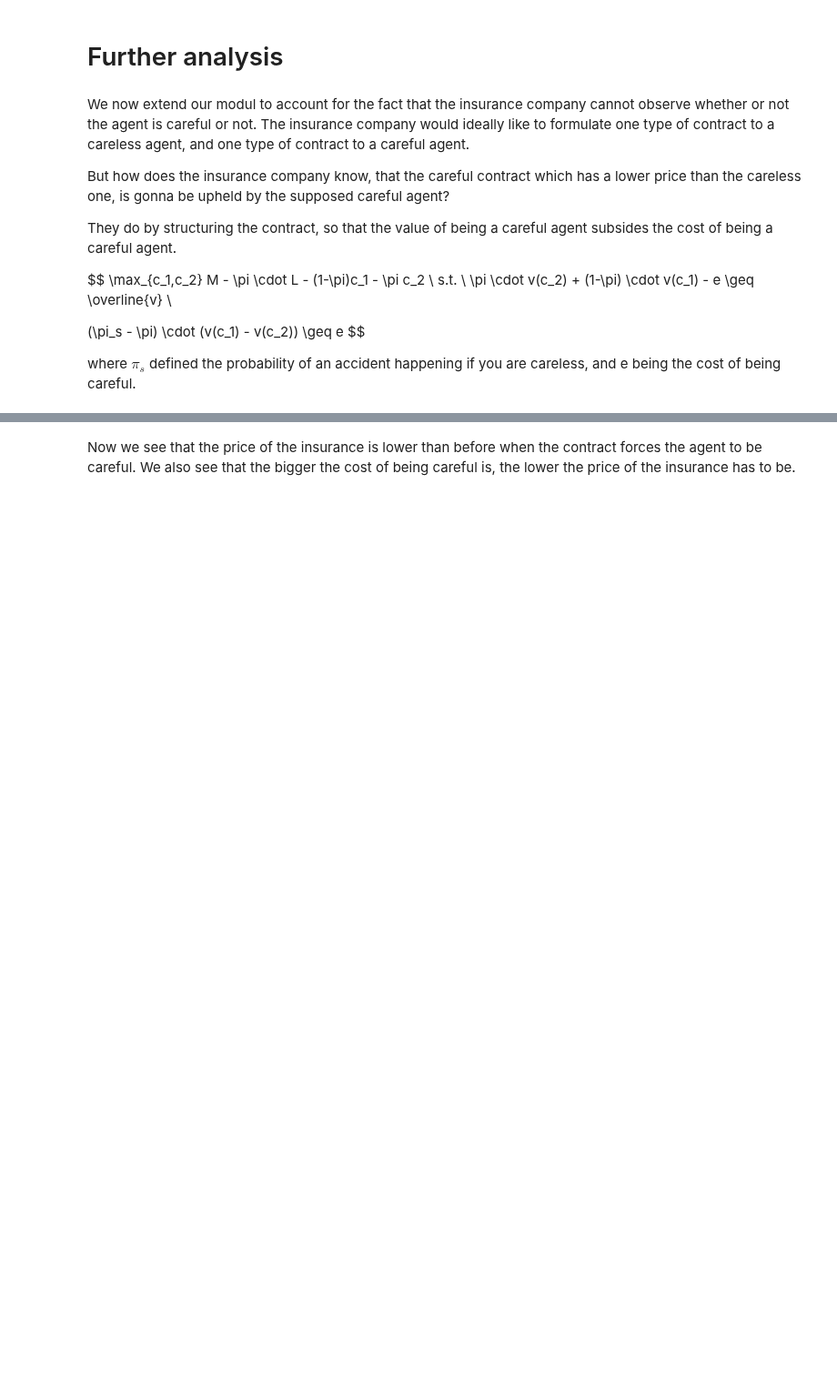
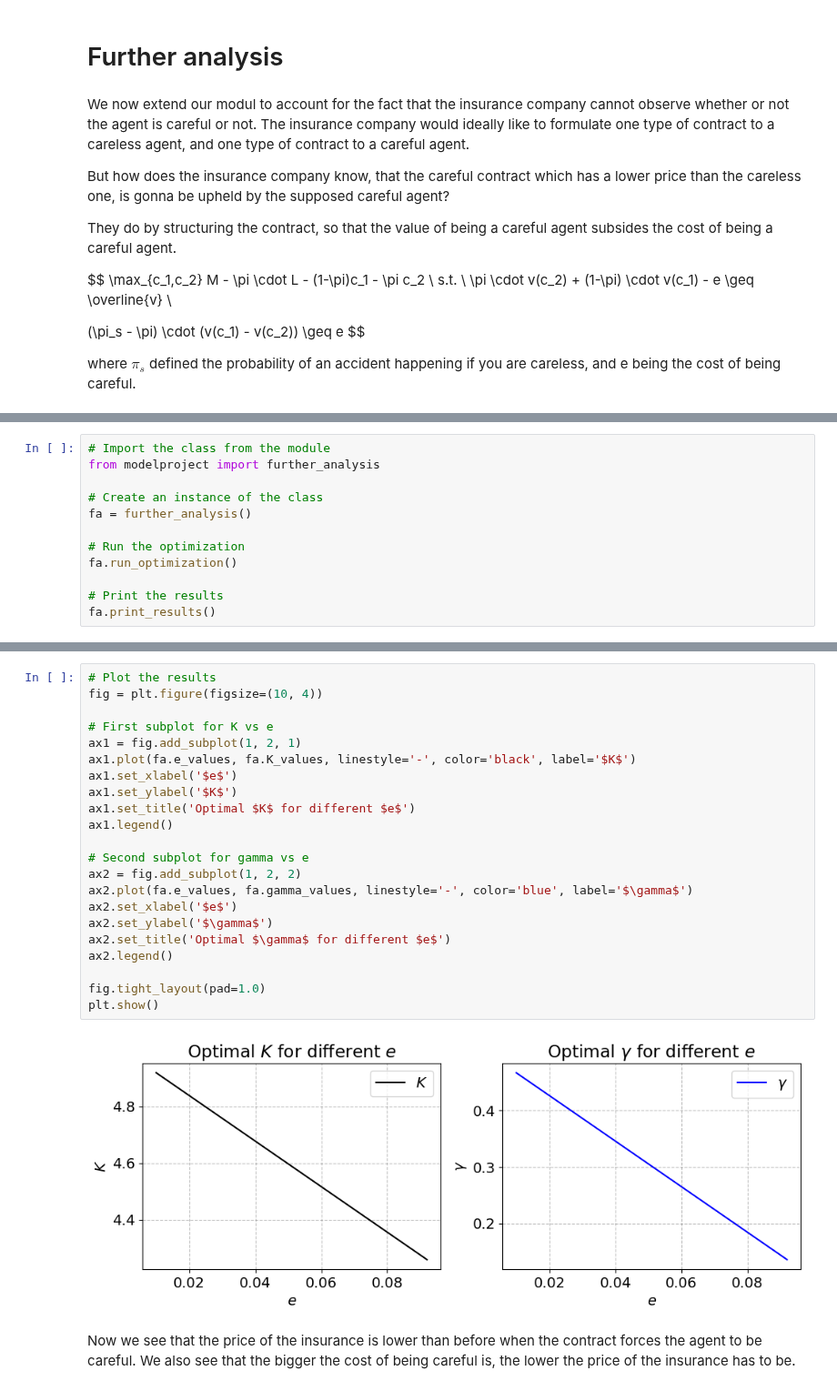
Before and after one commit to NumEconCopenhagen/projects-2024-kbh-herning, a Jupyter notebook: modelproject/modelproject.ipynb, the cells around one changed output, grey strips where cells are left out. Shown at 91% size. Drawn from its saved outputs; the diff is of its cells as text; blank space fills up the shorter version.

Commit message:
model py-file

```diff
--- a/modelproject/modelproject.ipynb
+++ b/modelproject/modelproject.ipynb
@@ -399,0 +248,12 @@ For e = 0.10, K: 3.17, gamma: 0.00
+# %%
+# Import the class from the module
+from modelproject import further_analysis
+
+# Create an instance of the class
+fa = further_analysis()
+
+# Run the optimization
+fa.run_optimization()
+
+# Print the results
+fa.print_results()
@@ -400,2 +278,26 @@ For e = 0.10, K: 3.17, gamma: 0.00
+# %%
+# Plot the results
+fig = plt.figure(figsize=(10, 4))
+
+# First subplot for K vs e
+ax1 = fig.add_subplot(1, 2, 1)
+ax1.plot(fa.e_values, fa.K_values, linestyle='-', color='black', label='$K$')
+ax1.set_xlabel('$e$')
+ax1.set_ylabel('$K$')
+ax1.set_title('Optimal $K$ for different $e$')
+ax1.legend()
+
+# Second subplot for gamma vs e
+ax2 = fig.add_subplot(1, 2, 2)
+ax2.plot(fa.e_values, fa.gamma_values, linestyle='-', color='blue', label='$\gamma$')
+ax2.set_xlabel('$e$')
+ax2.set_ylabel('$\gamma$')
+ax2.set_title('Optimal $\gamma$ for different $e$')
+ax2.legend()
+
+fig.tight_layout(pad=1.0)
+plt.show()
+# %% [output]
+[figure, added]
 # %% [markdown]
 Now we see that the price of the insurance is lower than before when the contract forces the agent to be careful. We also see that the bigger the cost of being careful is, the lower the price of the insurance has to be.
```
Also changed, not shown: parts of 10 cells of this notebook, 1 other file.
